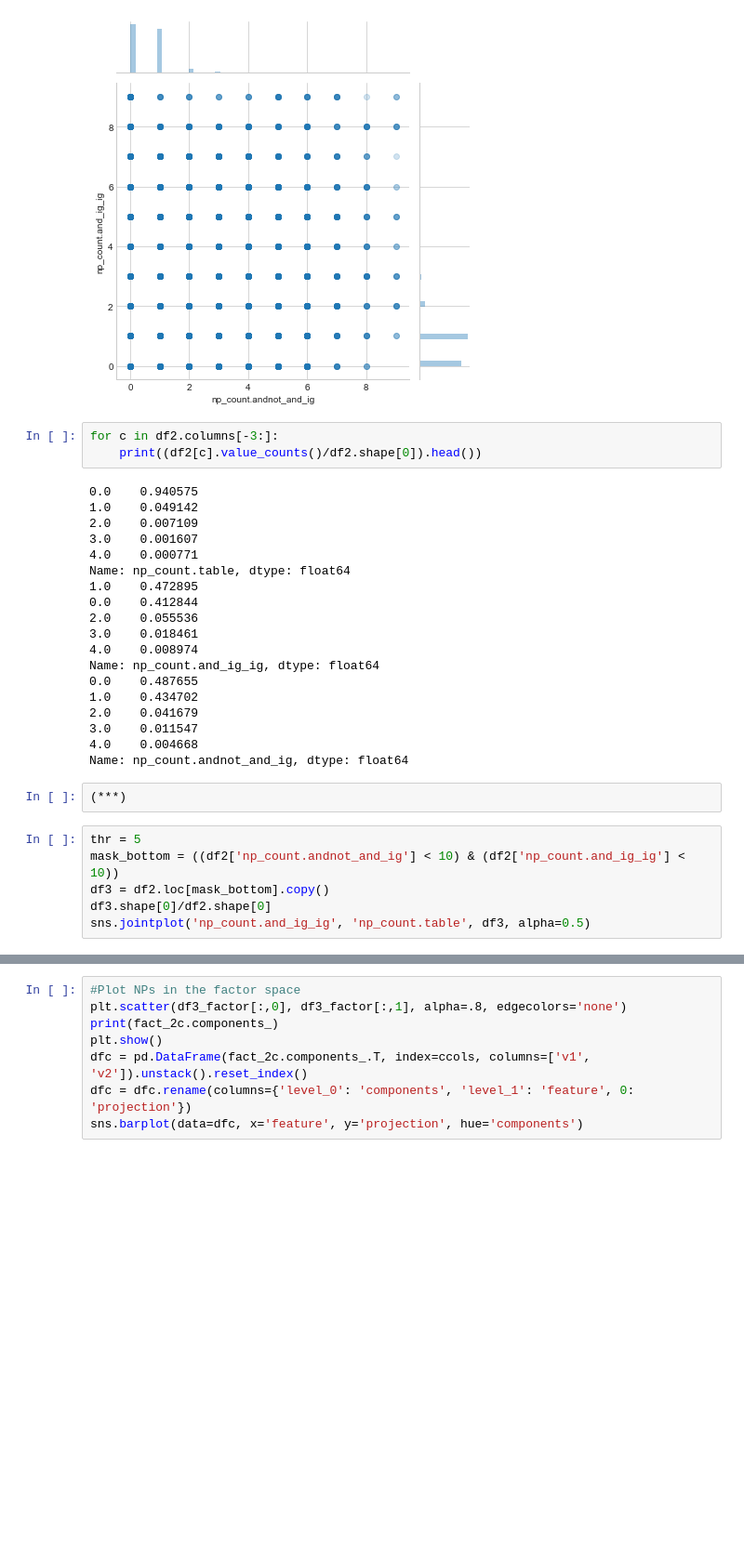
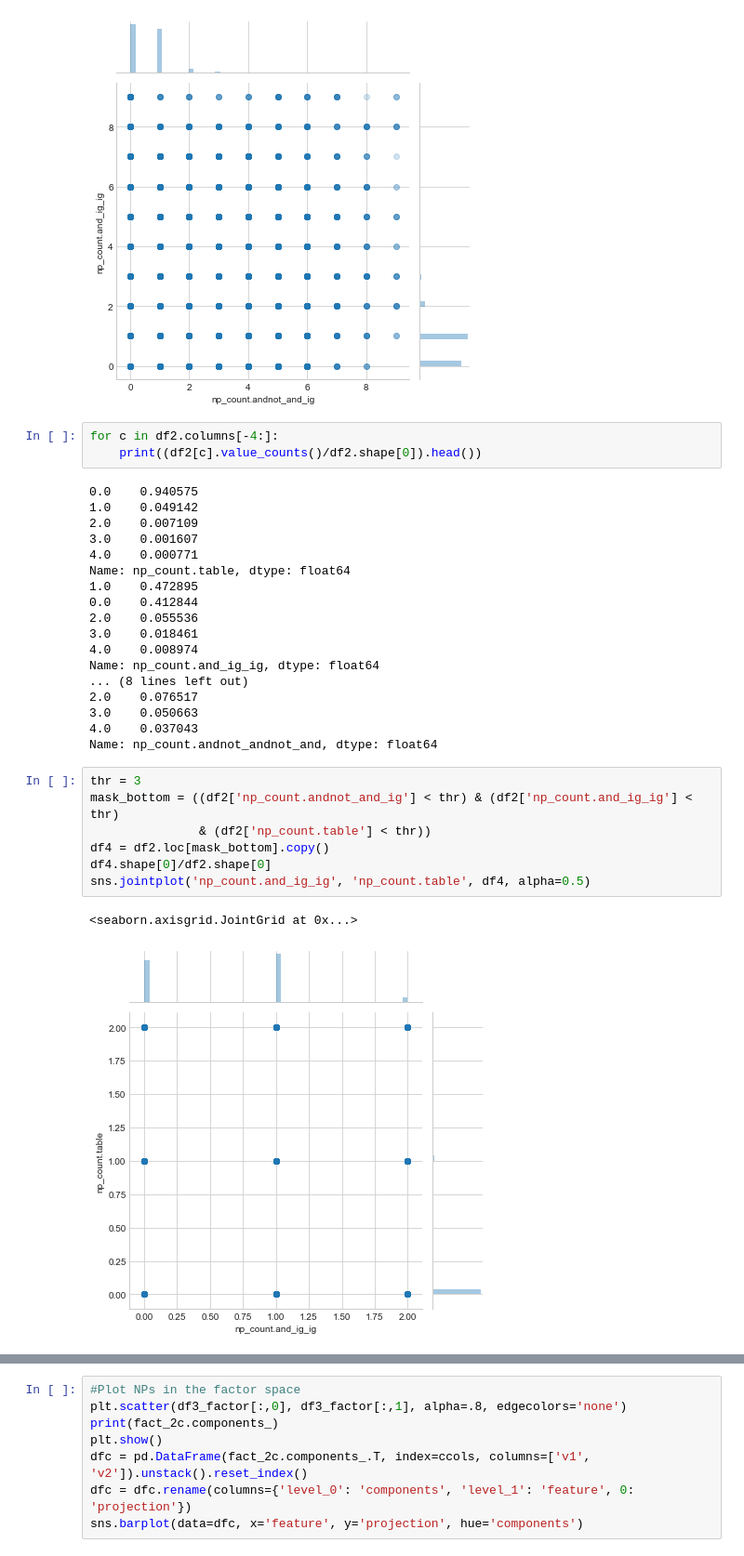
Before and after one commit to alexander-belikov/article_analysis, a Jupyter notebook: notebooks/np_desc.ipynb, the cells around one changed output, grey strips where cells are left out. Shown at 93% size. Cells and saved outputs as stored; diff of their text form; blank space fills up the shorter version.

```diff
--- a/notebooks/np_desc.ipynb
+++ b/notebooks/np_desc.ipynb
@@ -110,7 +104,7 @@ sns.jointplot('np_count.andnot_and_ig', 'np_count.and_ig_ig', df3, alpha=0.2)
 <seaborn.axisgrid.JointGrid at 0x...>
 [figure]
 # %%
-for c in df2.columns[-3:]:
+for c in df2.columns[-4:]:
     print((df2[c].value_counts()/df2.shape[0]).head())
 # %% [output]
 0.0    0.940575
@@ -125,17 +119,18 @@ Name: np_count.table, dtype: float64
 3.0    0.018461
 4.0    0.008974
 Name: np_count.and_ig_ig, dtype: float64
-0.0    0.487655
-1.0    0.434702
-2.0    0.041679
-3.0    0.011547
-4.0    0.004668
-Name: np_count.andnot_and_ig, dtype: float64
+... (8 lines left out)
+2.0    0.076517
+3.0    0.050663
+4.0    0.037043
+Name: np_count.andnot_andnot_and, dtype: float64
-# %%
-(***)
 # %%
-thr = 5
-mask_bottom = ((df2['np_count.andnot_and_ig'] < 10) & (df2['np_count.and_ig_ig'] < 10))
-df3 = df2.loc[mask_bottom].copy()
-df3.shape[0]/df2.shape[0]
-sns.jointplot('np_count.and_ig_ig', 'np_count.table', df3, alpha=0.5)
+thr = 3
+mask_bottom = ((df2['np_count.andnot_and_ig'] < thr) & (df2['np_count.and_ig_ig'] < thr)
+               & (df2['np_count.table'] < thr))
+df4 = df2.loc[mask_bottom].copy()
+df4.shape[0]/df2.shape[0]
+sns.jointplot('np_count.and_ig_ig', 'np_count.table', df4, alpha=0.5)
+# %% [output]
+<seaborn.axisgrid.JointGrid at 0x...>
+[figure, added]
```
Also changed, not shown: parts of 19 cells of this notebook.
